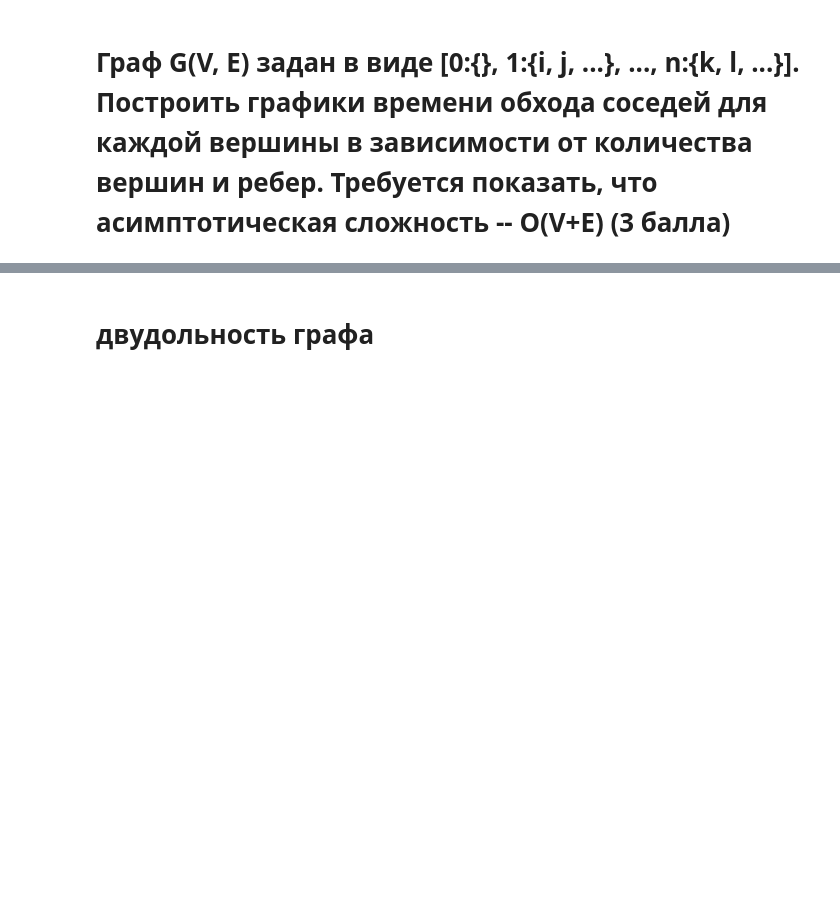
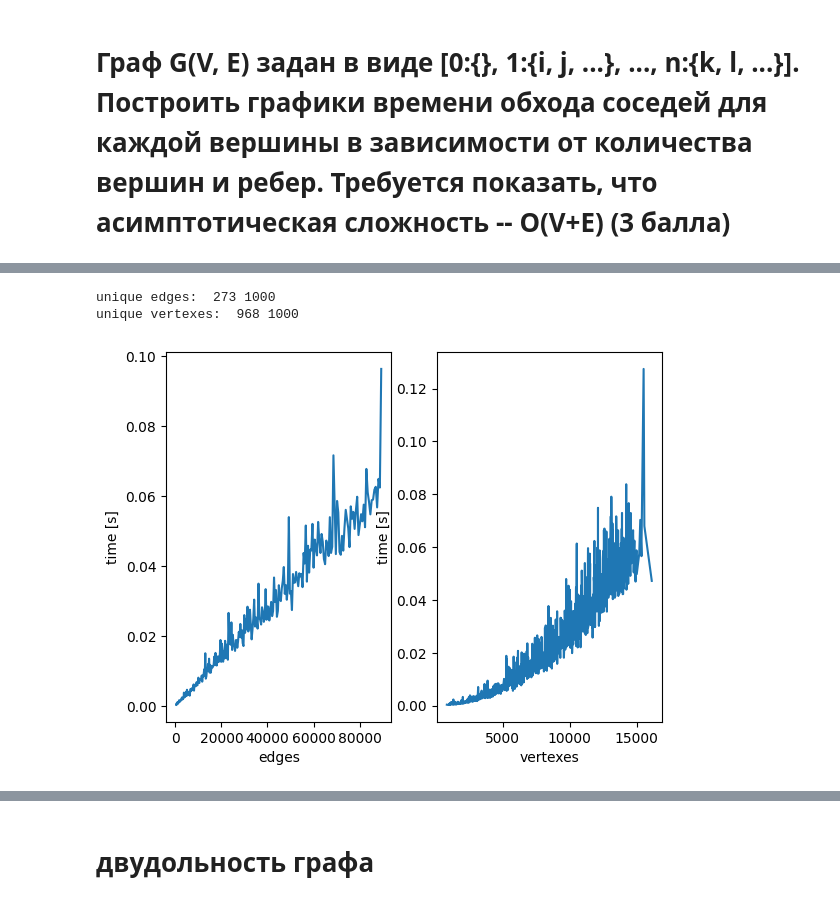
Before and after one commit to Kasymkhankhubiyev/algorithms, a Jupyter notebook: Task4.ipynb, the cells around one changed output, grey strips where cells are left out. Cells and saved outputs as stored; diff of their text form; code cells hidden in the pictures; blank space fills up the shorter version.

```diff
--- a/Task4.ipynb
+++ b/Task4.ipynb
@@ -196,14 +199,7 @@ def DFS(matrix, start, end, visited=None, is_start=True, print_all=False):
     else:
         return pathes, weights
 # %%
-matrix = [[0, 1, 2, 3, 0, 0, 0, 0],
-          [1, 0, 0, 0, 1, 0, 0, 0],
-          [2, 0, 0, 3, 0, 3, 0, 0],
-          [3, 0, 3, 0, 0, 0, 0, 0],
-          [0, 1, 0, 0, 0, 0, 1, 0],
-          [0, 0, 3, 0, 0, 0, 0, 1],
-          [0, 0, 0, 0, 1, 0, 0, 1],
-          [0, 0, 0, 0, 0, 1, 1, 0]]
+matrix = [[0,0],[0,0]]
 
-DFS(matrix, 0, 5, print_all=True)
+DFS(matrix, 0, 1, print_all=True)
 # %% [output]
@@ -222,2 +231,20 @@ Test passed
 # %%
 # просто бесполезно пройтись по графу и посчитать время обхода всех соседей
+def run_through_matrix(matrix, history=None):
+    start = time.time()
+    total_edges = 0
+    if history is None:
+        history = {'vertexes': [], 'edges': [], 'time': []}
+    for i in range(len(matrix)):
+        edges = 0
+        vertexes = 0
+        for j in range(len(matrix)):
+            if matrix[i][j] > 0:
+                vertexes += 1
+                edges += matrix[i][j]
+            total_edges += edges
+    history['vertexes'].append(len(matrix)**2)
+    history['edges'].append(edges)
+    end = time.time()
+    history['time'].append(end-start)
+    return history
@@ -223,0 +303,17 @@ Test passed
+# %%
+print('unique edges: ',len(unique_edges), len(edges))
+print('unique vertexes: ', len(unique_vertexes), len(vertexes))
+# %% [output]
+unique edges:  273 1000
+unique vertexes:  968 1000
+# %%
+fig, ax = plt.subplots(ncols=2, nrows=1)
+ax[0].plot(unique_edges, time_edge)
+ax[0].set_xlabel('edges')
+ax[0].set_ylabel('time [s]')
+ax[1].plot(unique_vertexes, time_vertex)
+ax[1].set_xlabel('vertexes')
+ax[1].set_ylabel('time [s]')
+plt.show()
+# %% [output]
+[figure, added]
```
Also changed, not shown: parts of 16 cells of this notebook, 3 other files.
